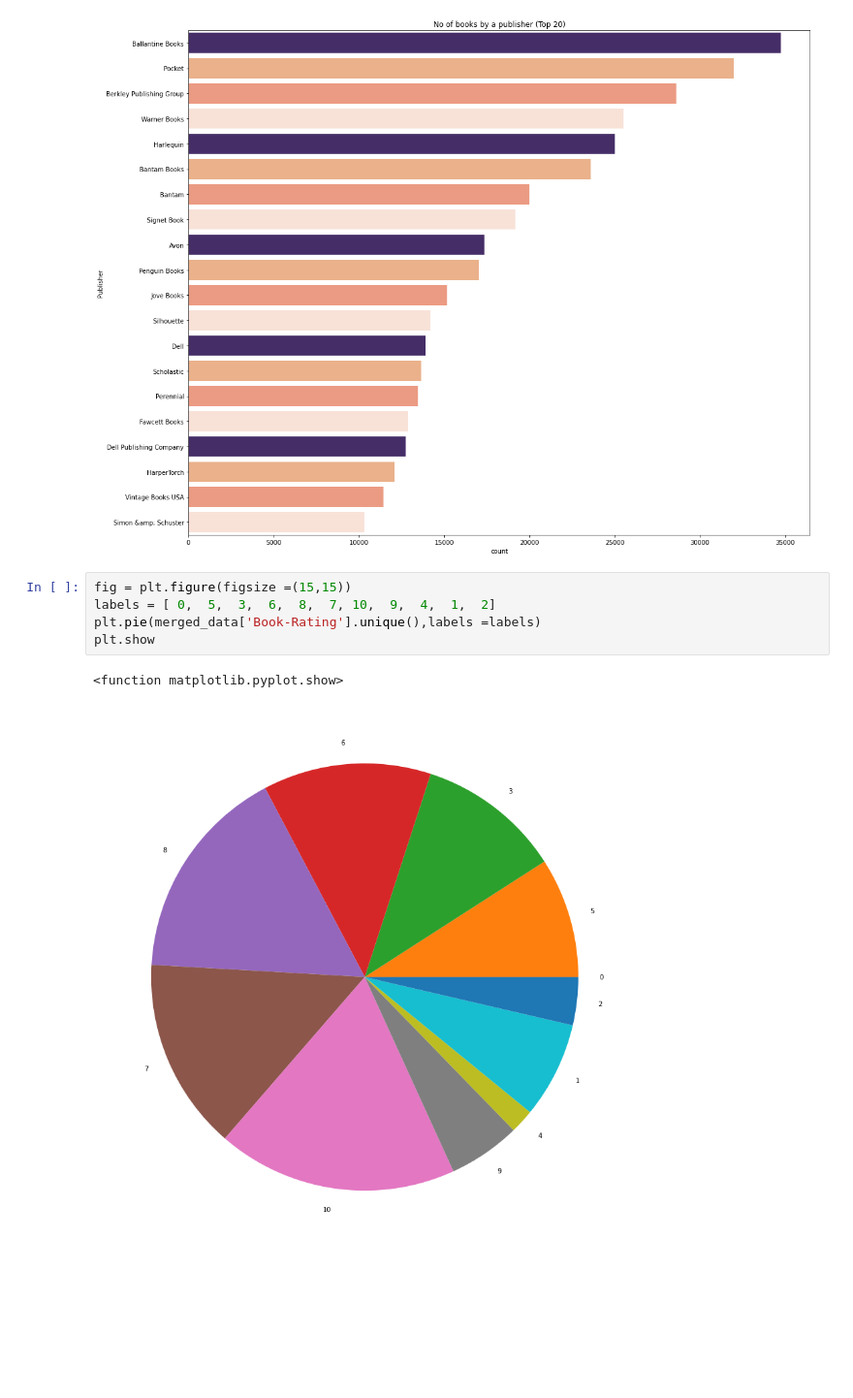
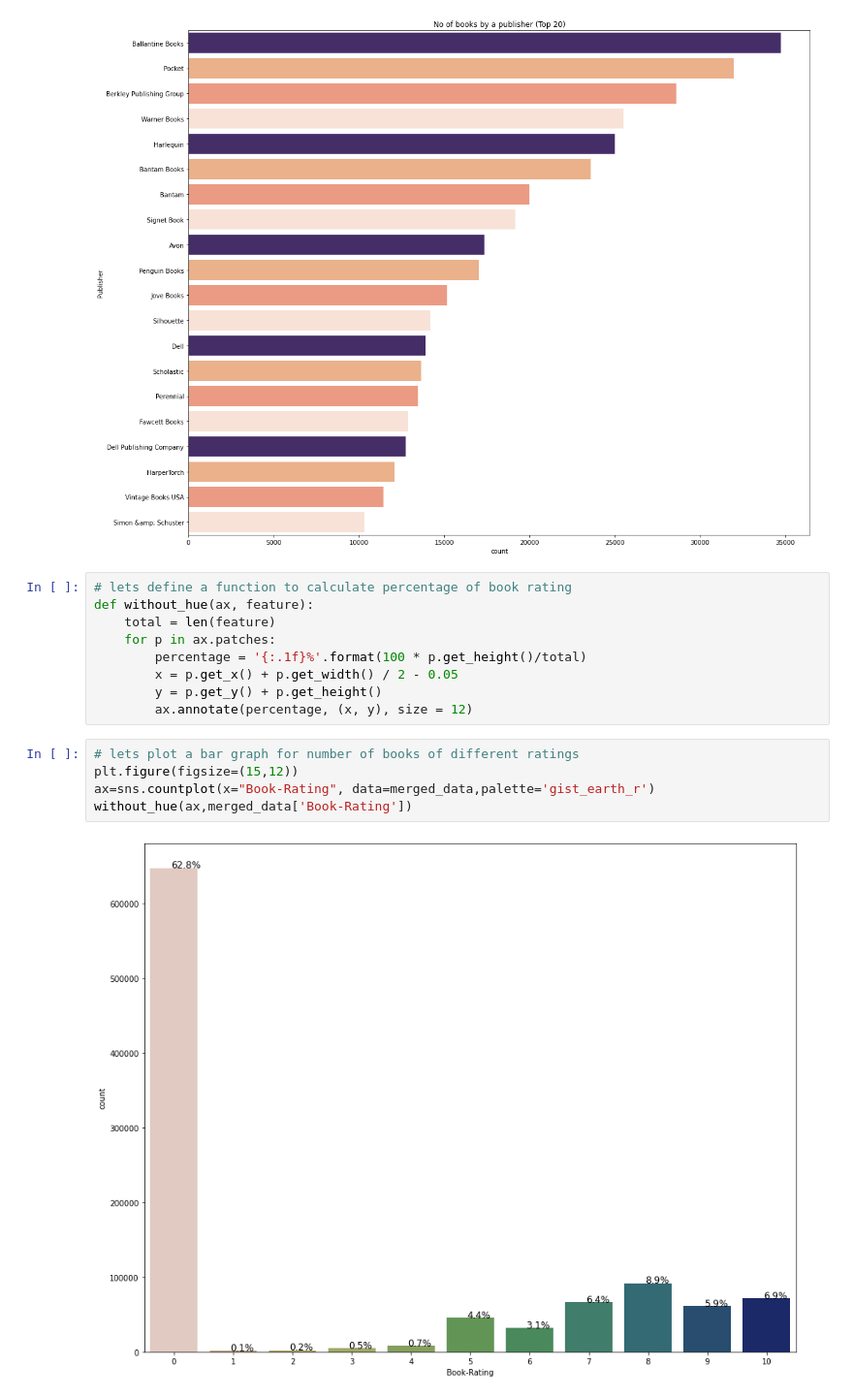
Before and after one commit to Shailendra114/Books-Recommendation-System-Unsupervised-Machine-Learning-, a Jupyter notebook: Books_Recommendation_System.ipynb, the cells around one changed output. Shown at 97% size. Saved outputs shown, nothing was run; the diff lists cells and outputs as text; blank space fills up the shorter version.

```diff
--- a/Books_Recommendation_System.ipynb
+++ b/Books_Recommendation_System.ipynb
@@ -793,12 +793,20 @@ plt.title("No of books by a publisher (Top 20)")
 # %% [output]
 Text(0.5, 1.0, 'No of books by a publisher (Top 20)')
 [figure]
-# %%
-fig = plt.figure(figsize =(15,15))
-labels = [ 0,  5,  3,  6,  8,  7, 10,  9,  4,  1,  2]
-plt.pie(merged_data['Book-Rating'].unique(),labels =labels)
-plt.show
-# %% [output]
-<function matplotlib.pyplot.show>
-[figure, removed]
+# %%
+# lets define a function to calculate percentage of book rating
+def without_hue(ax, feature):
+    total = len(feature)
+    for p in ax.patches:
+        percentage = '{:.1f}%'.format(100 * p.get_height()/total)
+        x = p.get_x() + p.get_width() / 2 - 0.05
+        y = p.get_y() + p.get_height()
+        ax.annotate(percentage, (x, y), size = 12)
+# %%
+# lets plot a bar graph for number of books of different ratings
+plt.figure(figsize=(15,12))
+ax=sns.countplot(x="Book-Rating", data=merged_data,palette='gist_earth_r')
+without_hue(ax,merged_data['Book-Rating'])
+# %% [output]
+[figure, added]
 # %%
```
Also changed, not shown: parts of 3 cells of this notebook.
